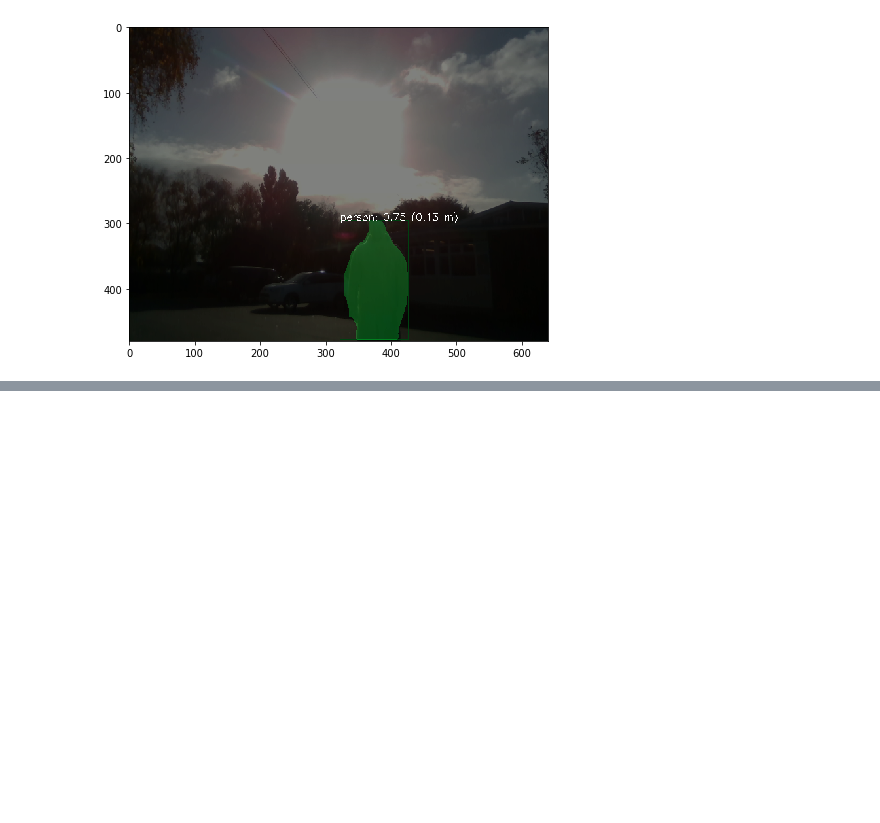
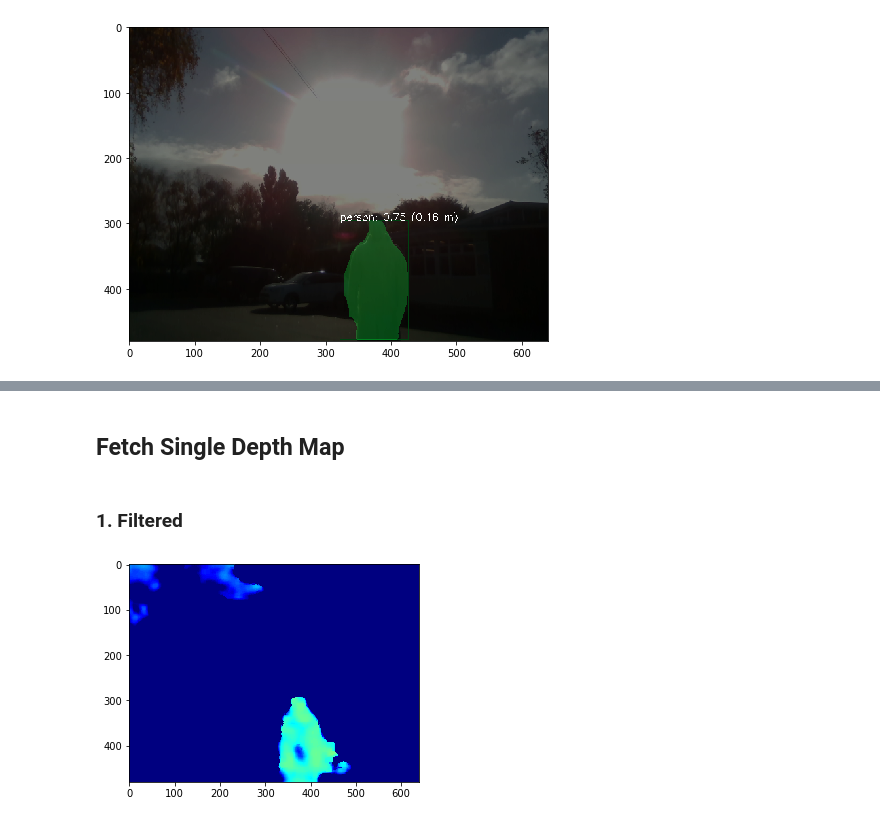
Before and after one commit to adamtupper/pedestrian-proximity-detector, a Jupyter notebook: model_evaluation.ipynb, the cells around one changed output, grey strips where cells are left out. Saved outputs shown, nothing was run; the diff lists cells and outputs as text; code cells hidden in the pictures; blank space fills up the shorter version.

```diff
--- a/model_evaluation.ipynb
+++ b/model_evaluation.ipynb
@@ -153,7 +137,7 @@ Fill Rate: 0.989 (0.004)         [overcast_5m]
 colour_path = '/media/adam/HDD Storage/Datasets/lighting-eval-data/direct_sunlight_4m/direct_sunlight_4m_Color_243.png'
 depth_path = '/media/adam/HDD Storage/Datasets/lighting-eval-data/direct_sunlight_4m/direct_sunlight_4m_Depth_243.png'
 colour_image = cv.imread(colour_path)
-depth_image = cv.imread(depth_path)
+depth_image = cv.cvtColor(cv.imread(depth_path), cv.COLOR_RGB2GRAY)
 detector_result = predictor.run_on_opencv_image(colour_image, depth_image * depth_scale)
 plt.figure(figsize=(7.5, 7.5))
 plt.imshow(detector_result)
@@ -162,0 +245,15 @@ plt.show()
+# %% [markdown]
+## Fetch Single Depth Map
+# %%
+# An arbitrary bag file from the camera to extract depth sensor info
+VIDEO_FILE = '/media/adam/HDD Storage/Datasets/lighting-eval-data/direct_sunlight_4m.bag'
+# %% [markdown]
+### 1. Filtered
+# %%
+depth_map = fetch_depth_map(VIDEO_FILE, 240, scale=False)
+depth_colormap = cv.applyColorMap(cv.convertScaleAbs(depth_map, alpha=0.03),
+                                  cv.COLORMAP_JET)
+plt.imshow(depth_colormap)
+plt.show()
+# %% [output]
+[figure, added]
```
Also changed, not shown: parts of 9 cells of this notebook.
